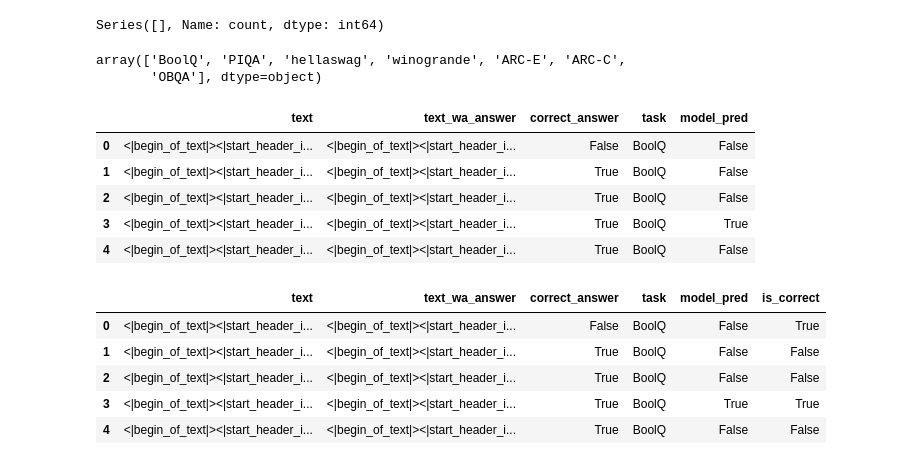
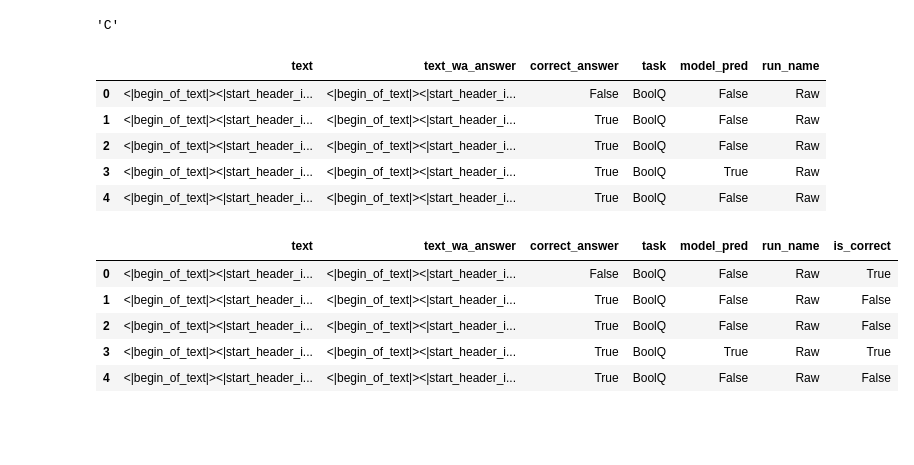
Before and after one commit to Bogachevv/OrthogonalFineTune, a Jupyter notebook: view_CR.ipynb, the cells around one changed output. Cells and saved outputs as stored; diff of their text form; code cells hidden in the pictures; blank space fills up the shorter version.

```diff
--- a/view_CR.ipynb
+++ b/view_CR.ipynb
@@ -21,9 +27,19 @@ preds_dfs = []
 
 for run_name, preds_path in preds_path_ls:
     with open(preds_path, 'rb') as f:
-        preds_df = pickle.load(file=f)
+        preds_df: pd.DataFrame = pickle.load(file=f)
 
-        preds_df = preds_df[preds_df['task'] != 'SIQA']
+        # preds_df = preds_df[preds_df['task'] != 'SIQA']
+        preds_df.insert(loc=len(preds_df.columns), column='run_name', value=run_name)
+
+        # if run_name == 'GSOFT':
+        #     preds_df = pd.merge(
+        #         left=ans_df,
+        #         right=preds_df,
+        #         how='inner',
+        #         on=['text', 'text_wa_answer', 'task'],
+        #         validate='1:1'
+        #     )
 
         preds_dfs.append(preds_df)
 # %%
@@ -45,6 +60,0 @@ preds_dfs[1]
-# %%
-tasks = preds_dfs[0].task.unique()
-
-for task in tasks:
-    has_dups = np.any(preds_dfs[0][preds_dfs[0]['task'] == task]['text'].value_counts() > 1)
-    print(f"{task}: {has_dups=}")
@@ -58,0 +61,4 @@ OBQA: has_dups=False
+# %%
+preds_df = pd.concat(preds_dfs)
+
+preds_df.head()
@@ -59,4 +179,4 @@ OBQA: has_dups=False
 # %%
-preds_dfs[0]['text_wa_answer'].value_counts()[(preds_dfs[0]['text_wa_answer'].value_counts() > 1)]
+preds_dfs[0][preds_dfs[0]['task'] == 'SIQA']['correct_answer'][5108]
 # %% [output]
-Series([], Name: count, dtype: int64)
+'C'
@@ -142,12 +183,8 @@ df_merged = pd.merge(
-# %%
-tasks
-# %% [output]
-array(['BoolQ', 'PIQA', 'hellaswag', 'winogrande', 'ARC-E', 'ARC-C',
-       'OBQA'], dtype=object)
 # %%
 task_postprocessors = {
     'BoolQ': BoolQ_process,
     'PIQA': PIQA_process,
+    'SIQA': SIQA_process,
     'hellaswag': hellaswag_process,
     'winogrande': winogrande_process,
     'ARC-E': ARC_process,
@@ -156,25 +193,25 @@ task_postprocessors = {
 }
 
 for task, processor in task_postprocessors.items():
-    df_merged.loc[df_merged['task'] == task, 'model_pred'] = df_merged.loc[df_merged['task'] == task, 'model_pred'].apply(processor)
+    preds_df.loc[preds_df['task'] == task, 'model_pred'] = preds_df.loc[preds_df['task'] == task, 'model_pred'].apply(processor)
 
-df_merged.head()
+preds_df.head()
 # %% [output]
-|  | text | text_wa_answer | correct_answer | task | model_pred |
-| 0 | <|begin_of_text|><|start_header_i... | <|begin_of_text|><|start_header_i... | False | BoolQ | False |
-| 1 | <|begin_of_text|><|start_header_i... | <|begin_of_text|><|start_header_i... | True | BoolQ | False |
-| 2 | <|begin_of_text|><|start_header_i... | <|begin_of_text|><|start_header_i... | True | BoolQ | False |
-| 3 | <|begin_of_text|><|start_header_i... | <|begin_of_text|><|start_header_i... | True | BoolQ | True |
-| 4 | <|begin_of_text|><|start_header_i... | <|begin_of_text|><|start_header_i... | True | BoolQ | False |
+|  | text | text_wa_answer | correct_answer | task | model_pred | run_name |
+| 0 | <|begin_of_text|><|start_header_i... | <|begin_of_text|><|start_header_i... | False | BoolQ | False | Raw |
+| 1 | <|begin_of_text|><|start_header_i... | <|begin_of_text|><|start_header_i... | True | BoolQ | False | Raw |
+| 2 | <|begin_of_text|><|start_header_i... | <|begin_of_text|><|start_header_i... | True | BoolQ | False | Raw |
+| 3 | <|begin_of_text|><|start_header_i... | <|begin_of_text|><|start_header_i... | True | BoolQ | True | Raw |
+| 4 | <|begin_of_text|><|start_header_i... | <|begin_of_text|><|start_header_i... | True | BoolQ | False | Raw |
 # %%
-df_merged.loc[:, 'is_correct'] = (df_merged.loc[:, 'correct_answer'] == df_merged.loc[:, 'model_pred'])
+preds_df.loc[:, 'is_correct'] = (preds_df.loc[:, 'correct_answer'] == preds_df.loc[:, 'model_pred'])
 
-df_merged.head()
+preds_df.head()
 # %% [output]
-|  | text | text_wa_answer | correct_answer | task | model_pred | is_correct |
-| 0 | <|begin_of_text|><|start_header_i... | <|begin_of_text|><|start_header_i... | False | BoolQ | False | True |
-| 1 | <|begin_of_text|><|start_header_i... | <|begin_of_text|><|start_header_i... | True | BoolQ | False | False |
-| 2 | <|begin_of_text|><|start_header_i... | <|begin_of_text|><|start_header_i... | True | BoolQ | False | False |
-| 3 | <|begin_of_text|><|start_header_i... | <|begin_of_text|><|start_header_i... | True | BoolQ | True | True |
-| 4 | <|begin_of_text|><|start_header_i... | <|begin_of_text|><|start_header_i... | True | BoolQ | False | False |
+|  | text | text_wa_answer | correct_answer | task | model_pred | run_name | is_correct |
+| 0 | <|begin_of_text|><|start_header_i... | <|begin_of_text|><|start_header_i... | False | BoolQ | False | Raw | True |
+| 1 | <|begin_of_text|><|start_header_i... | <|begin_of_text|><|start_header_i... | True | BoolQ | False | Raw | False |
+| 2 | <|begin_of_text|><|start_header_i... | <|begin_of_text|><|start_header_i... | True | BoolQ | False | Raw | False |
+| 3 | <|begin_of_text|><|start_header_i... | <|begin_of_text|><|start_header_i... | True | BoolQ | True | Raw | True |
+| 4 | <|begin_of_text|><|start_header_i... | <|begin_of_text|><|start_header_i... | True | BoolQ | False | Raw | False |
 # %%
```
Also changed, not shown: parts of 14 cells of this notebook, 2 other files.
